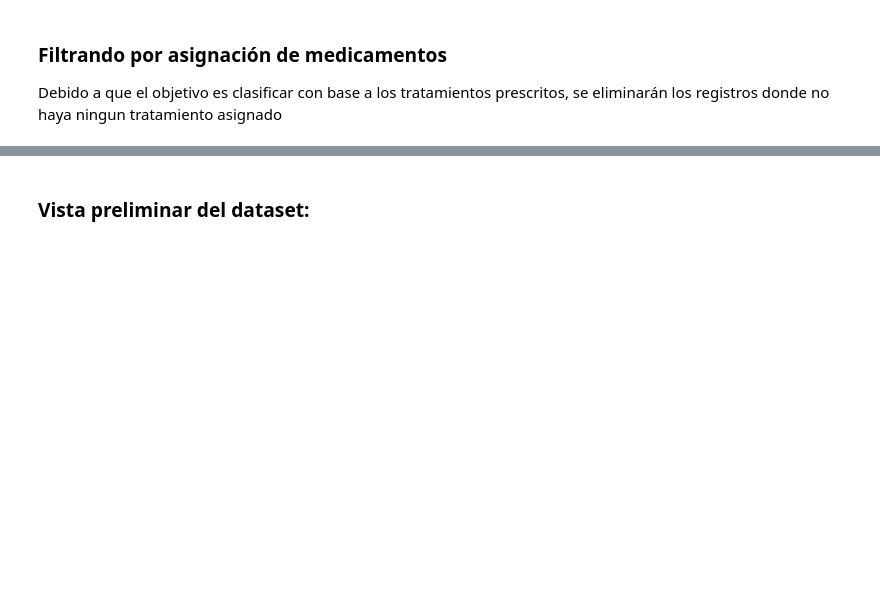
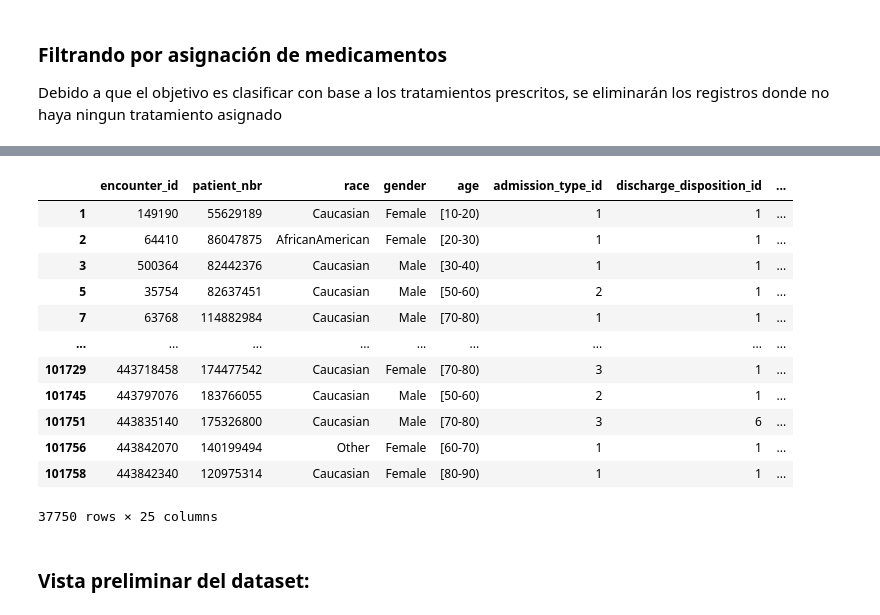
Before and after one commit to danieluseche/ML_multiclasifiers, a Jupyter notebook: Bagging_&_Boosting_for_Diabetic_Data.ipynb, the cells around one changed output, grey strips where cells are left out. Saved outputs shown, nothing was run; the diff lists cells and outputs as text; code cells hidden in the pictures; blank space fills up the shorter version.

```diff
--- a/Bagging_&_Boosting_for_Diabetic_Data.ipynb
+++ b/Bagging_&_Boosting_for_Diabetic_Data.ipynb
@@ -104,3 +128,19 @@ medications = [
+# %%
+diabeticDataSet = diabeticDataSet[~((diabeticDataSet['insulin'] ==1) & (diabeticDataSet['alt_medication']==1))]
+# %% [output]
+|  | encounter_id | patient_nbr | race | gender | age | admission_type_id | discharge_disposition_id | ... |
+| 1 | 149190 | 55629189 | Caucasian | Female | [10-20) | 1 | 1 | ... |
+| 2 | 64410 | 86047875 | AfricanAmerican | Female | [20-30) | 1 | 1 | ... |
+| 3 | 500364 | 82442376 | Caucasian | Male | [30-40) | 1 | 1 | ... |
+| 5 | 35754 | 82637451 | Caucasian | Male | [50-60) | 2 | 1 | ... |
+| 7 | 63768 | 114882984 | Caucasian | Male | [70-80) | 1 | 1 | ... |
+| ... | ... | ... | ... | ... | ... | ... | ... | ... |
+| 101729 | 443718458 | 174477542 | Caucasian | Female | [70-80) | 3 | 1 | ... |
+| 101745 | 443797076 | 183766055 | Caucasian | Male | [50-60) | 2 | 1 | ... |
+| 101751 | 443835140 | 175326800 | Caucasian | Male | [70-80) | 3 | 6 | ... |
+| 101756 | 443842070 | 140199494 | Other | Female | [60-70) | 1 | 1 | ... |
+| 101758 | 443842340 | 120975314 | Caucasian | Female | [80-90) | 1 | 1 | ... |
+37750 rows × 25 columns
 # %% [markdown]
 ### Vista preliminar del dataset:
 # %%
```
Also changed, not shown: parts of 17 cells of this notebook, 1 other file.
